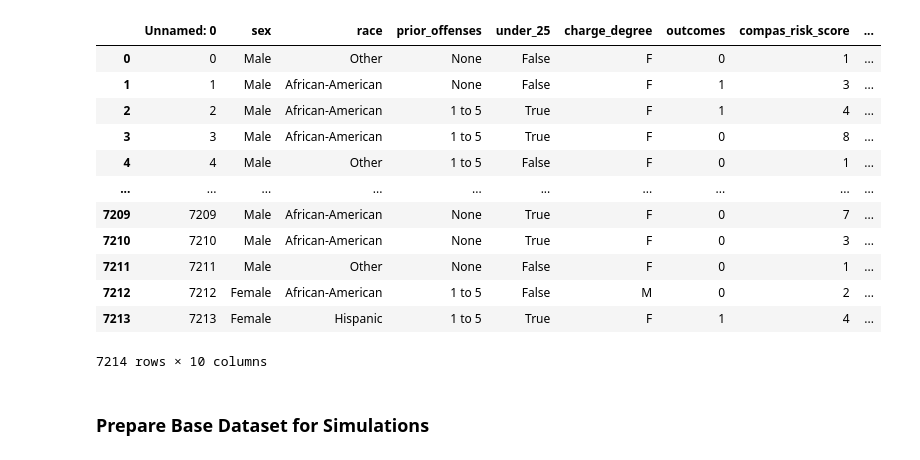
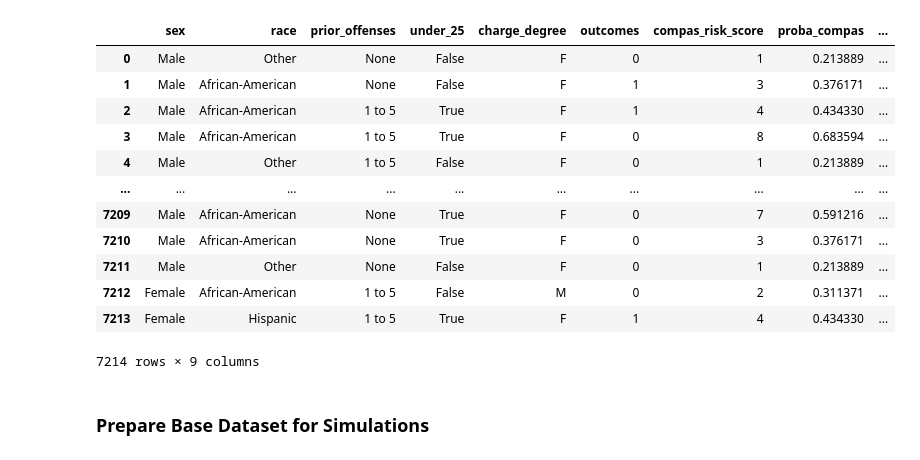
Before and after one commit to neil-menghani/ijdi, a Jupyter notebook: compas/compas_sim_2_neg.ipynb, the cells around one changed output. Cells and saved outputs as stored; diff of their text form; code cells hidden in the pictures.

```diff
--- a/compas/compas_sim_2_neg.ipynb
+++ b/compas/compas_sim_2_neg.ipynb
@@ -1,33 +1,34 @@
 # %%
 import os
 
 os.chdir('../scripts') # cd into scripts dir
 
 from scan import *
 from prep import *
+from model import *
 import pandas as pd, numpy as np
-from sklearn.linear_model import LogisticRegression
 
 os.chdir('../') # cd back to parent dir
 home_dir = "compas/" # set home dir for reading and storing data
 
 # Read recipe inputs
 compas_prep_df = pd.read_csv(home_dir + "datasets/compas_prep.csv")
+compas_prep_df = compas_prep_df.drop(columns=["Unnamed: 0"])
 compas_prep_df
 # %% [output]
-|  | Unnamed: 0 | sex | race | prior_offenses | under_25 | charge_degree | outcomes | compas_risk_score | ... |
-| 0 | 0 | Male | Other | None | False | F | 0 | 1 | ... |
-| 1 | 1 | Male | African-American | None | False | F | 1 | 3 | ... |
-| 2 | 2 | Male | African-American | 1 to 5 | True | F | 1 | 4 | ... |
-| 3 | 3 | Male | African-American | 1 to 5 | True | F | 0 | 8 | ... |
-| 4 | 4 | Male | Other | 1 to 5 | False | F | 0 | 1 | ... |
+|  | sex | race | prior_offenses | under_25 | charge_degree | outcomes | compas_risk_score | proba_compas | ... |
+| 0 | Male | Other | None | False | F | 0 | 1 | 0.213889 | ... |
+| 1 | Male | African-American | None | False | F | 1 | 3 | 0.376171 | ... |
+| 2 | Male | African-American | 1 to 5 | True | F | 1 | 4 | 0.434330 | ... |
+| 3 | Male | African-American | 1 to 5 | True | F | 0 | 8 | 0.683594 | ... |
+| 4 | Male | Other | 1 to 5 | False | F | 0 | 1 | 0.213889 | ... |
 | ... | ... | ... | ... | ... | ... | ... | ... | ... | ... |
-| 7209 | 7209 | Male | African-American | None | True | F | 0 | 7 | ... |
-| 7210 | 7210 | Male | African-American | None | True | F | 0 | 3 | ... |
-| 7211 | 7211 | Male | Other | None | False | F | 0 | 1 | ... |
-| 7212 | 7212 | Female | African-American | 1 to 5 | False | M | 0 | 2 | ... |
-| 7213 | 7213 | Female | Hispanic | 1 to 5 | True | F | 1 | 4 | ... |
+| 7209 | Male | African-American | None | True | F | 0 | 7 | 0.591216 | ... |
+| 7210 | Male | African-American | None | True | F | 0 | 3 | 0.376171 | ... |
+| 7211 | Male | Other | None | False | F | 0 | 1 | 0.213889 | ... |
+| 7212 | Female | African-American | 1 to 5 | False | M | 0 | 2 | 0.311371 | ... |
+| 7213 | Female | Hispanic | 1 to 5 | True | F | 1 | 4 | 0.434330 | ... |
-7214 rows × 10 columns
+7214 rows × 9 columns
 # %% [markdown]
 ### Prepare Base Dataset for Simulations
 # %% [markdown]
```
Also changed, not shown: parts of 26 cells of this notebook, 5 other files.
